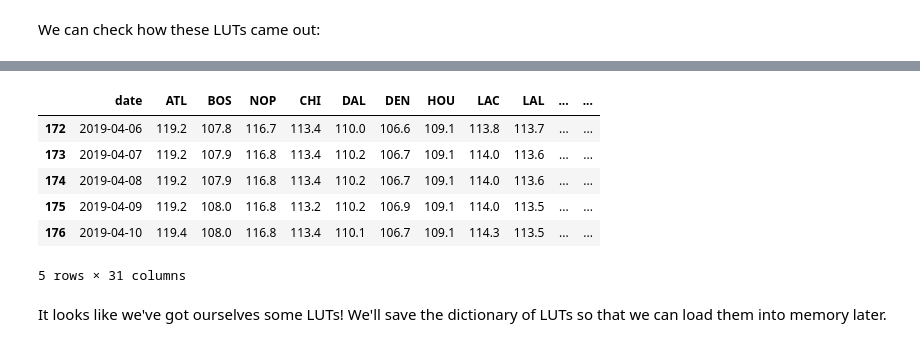
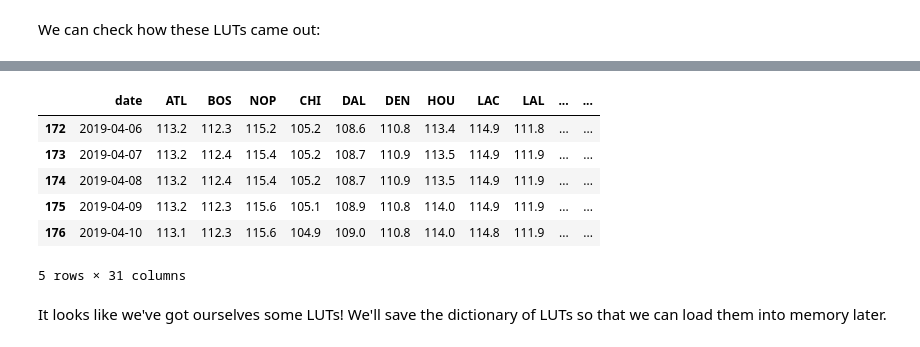
Before and after one commit to dominic-mortimer/sports-predictor, a Jupyter notebook: LUT_Generator.ipynb, the cells around one changed output, grey strips where cells are left out. Drawn from its saved outputs; the diff is of its cells as text; code cells hidden in the pictures.

```diff
--- a/LUT_Generator.ipynb
+++ b/LUT_Generator.ipynb
@@ -16,7 +16,7 @@ import numpy as np
 import pandas as pd
 import joblib
 # %%
-df = pd.read_csv('Data/games_2018-19.csv')
+df = pd.read_csv('Data/games.csv')
 teams = pd.read_csv('Data/teams.csv')
 df.head()
 # %% [output]
@@ -195,22 +277,33 @@ stats = ['avg_pts_for', 'avg_pts_against', 'avg_reb_for', 'avg_reb_against',
 # initialize the dictionary of LUTs
 luts = {}
 
-# loop through the stats
-for stat in stats:
+for season in seasons:
 
-    # initialize the LUT for this stat
-    lut = pd.DataFrame(pd.date_range(start='10/16/2018', end='4/10/2019'), columns=['date'])
+    print(f'Generating LUTs for season {season}', end='\r')
 
-    # loop through each team in the dictionary of dataframes
-    for team_id in data_dict:
+    # loop through the stats
+    for stat in stats:
 
-        # get the team name
-        team = teams[team_id]
+        # initialize the LUT for this stat
+        lut = pd.DataFrame(pd.date_range(start=start_dates[str(season)],
+                                         end=end_dates[str(season)]), columns=['date'])
 
-        # merge the date DataFrame with the column for this stat for this team
-        lut = pd.merge(lut, data_dict[team_id][['date', stat]], how='left', on='date')
-        lut.rename(columns={stat : team}, inplace=True)
-        lut.fillna(method='ffill', inplace=True)
-        lut.fillna(0.0, inplace=True)
+        # loop through each team in the dictionary of dataframes
+        for team in name_to_id.keys():
 
-    luts[stat] = lut
+            # this is the unique id which is a key in our data_dict dictionary
+            data_dict_id = str(season) + '_' + team
+
+            # some of them are empty, so we need to account for that
+            if (data_dict[data_dict_id]).empty:
+                continue
+
+            # merge the date DataFrame with the column for this stat for this team
+            lut = pd.merge(lut, data_dict[data_dict_id][['date', stat]], how='left', on='date')
+            lut.rename(columns={stat : team}, inplace=True)
+            lut.fillna(method='ffill', inplace=True)
+            lut.fillna(0.0, inplace=True)
+
+        # set up the unique key for this stat and this season, and save the newly generated LUT
+        id_ = str(season) + '_' + stat
+        luts[id_] = lut
@@ -219,12 +324,12 @@ We can check how these LUTs came out:
 # %%
-luts['avg_pts_against'].tail()
+luts['2018_avg_pts_for'].tail()
 # %% [output]
 |  | date | ATL | BOS | NOP | CHI | DAL | DEN | HOU | LAC | LAL | ... | ... |
-| 172 | 2019-04-06 | 119.2 | 107.8 | 116.7 | 113.4 | 110.0 | 106.6 | 109.1 | 113.8 | 113.7 | ... | ... |
-| 173 | 2019-04-07 | 119.2 | 107.9 | 116.8 | 113.4 | 110.2 | 106.7 | 109.1 | 114.0 | 113.6 | ... | ... |
-| 174 | 2019-04-08 | 119.2 | 107.9 | 116.8 | 113.4 | 110.2 | 106.7 | 109.1 | 114.0 | 113.6 | ... | ... |
-| 175 | 2019-04-09 | 119.2 | 108.0 | 116.8 | 113.2 | 110.2 | 106.9 | 109.1 | 114.0 | 113.5 | ... | ... |
-| 176 | 2019-04-10 | 119.4 | 108.0 | 116.8 | 113.4 | 110.1 | 106.7 | 109.1 | 114.3 | 113.5 | ... | ... |
+| 172 | 2019-04-06 | 113.2 | 112.3 | 115.2 | 105.2 | 108.6 | 110.8 | 113.4 | 114.9 | 111.8 | ... | ... |
+| 173 | 2019-04-07 | 113.2 | 112.4 | 115.4 | 105.2 | 108.7 | 110.9 | 113.5 | 114.9 | 111.9 | ... | ... |
+| 174 | 2019-04-08 | 113.2 | 112.4 | 115.4 | 105.2 | 108.7 | 110.9 | 113.5 | 114.9 | 111.9 | ... | ... |
+| 175 | 2019-04-09 | 113.2 | 112.3 | 115.6 | 105.1 | 108.9 | 110.8 | 114.0 | 114.9 | 111.9 | ... | ... |
+| 176 | 2019-04-10 | 113.1 | 112.3 | 115.6 | 104.9 | 109.0 | 110.8 | 114.0 | 114.8 | 111.9 | ... | ... |
 5 rows × 31 columns
 # %% [markdown]
 It looks like we've got ourselves some LUTs! We'll save the dictionary of LUTs so that we can load them into memory later.
```
Also changed, not shown: parts of 12 cells of this notebook, 9 other files.
